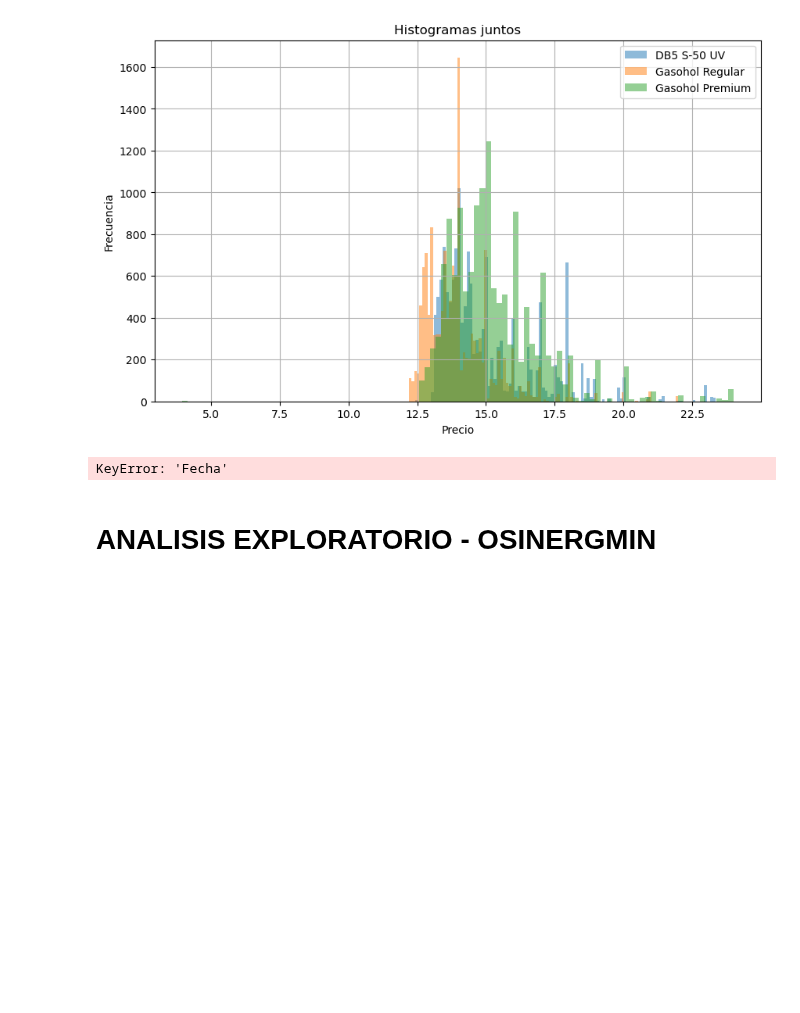
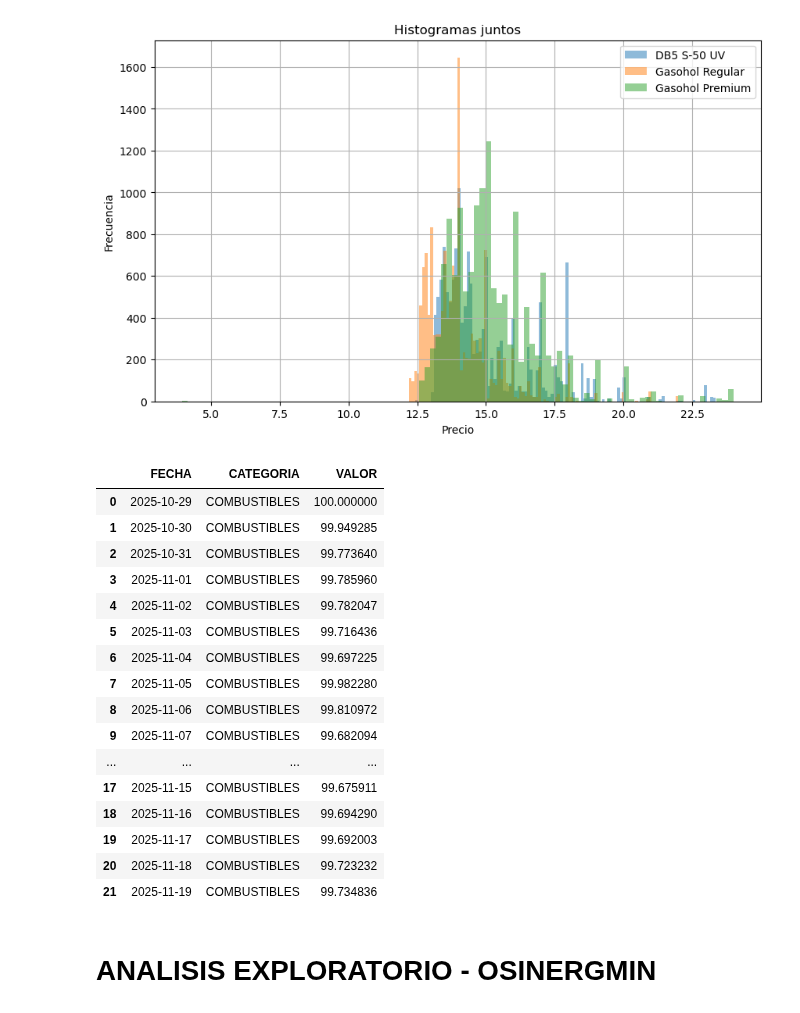
Before and after one commit to jhersoncueva/PEU_INEI_Proyecto_Integrador_IPC, a Jupyter notebook: ipc-webscraping/clean_osinergmin.ipynb, the cells around one changed output. Saved outputs shown, nothing was run; the diff lists cells and outputs as text; code cells hidden in the pictures; blank space fills up the shorter version.

```diff
--- a/ipc-webscraping/clean_osinergmin.ipynb
+++ b/ipc-webscraping/clean_osinergmin.ipynb
@@ -98,4 +98,24 @@ daily["CATEGORIA"] = "COMBUSTIBLES"
 
 daily.rename(columns={"idx":"VALOR","Fecha":"FECHA"},inplace=True)
 daily[['FECHA','CATEGORIA', 'VALOR']].to_excel("data/base100/base_combustibles.xlsx",index=False)
+# %%
+daily[['FECHA','CATEGORIA', 'VALOR']]
+# %% [output]
+|  | FECHA | CATEGORIA | VALOR |
+| 0 | 2025-10-29 | COMBUSTIBLES | 100.000000 |
+| 1 | 2025-10-30 | COMBUSTIBLES | 99.949285 |
+| 2 | 2025-10-31 | COMBUSTIBLES | 99.773640 |
+| 3 | 2025-11-01 | COMBUSTIBLES | 99.785960 |
+| 4 | 2025-11-02 | COMBUSTIBLES | 99.782047 |
+| 5 | 2025-11-03 | COMBUSTIBLES | 99.716436 |
+| 6 | 2025-11-04 | COMBUSTIBLES | 99.697225 |
+| 7 | 2025-11-05 | COMBUSTIBLES | 99.982280 |
+| 8 | 2025-11-06 | COMBUSTIBLES | 99.810972 |
+| 9 | 2025-11-07 | COMBUSTIBLES | 99.682094 |
+| ... | ... | ... | ... |
+| 17 | 2025-11-15 | COMBUSTIBLES | 99.675911 |
+| 18 | 2025-11-16 | COMBUSTIBLES | 99.694290 |
+| 19 | 2025-11-17 | COMBUSTIBLES | 99.692003 |
+| 20 | 2025-11-18 | COMBUSTIBLES | 99.723232 |
+| 21 | 2025-11-19 | COMBUSTIBLES | 99.734836 |
 # %%
@@ -113,8 +134,8 @@ fig = go.Figure()
 
 # Línea principal
 fig.add_trace(go.Scatter(
-    x=daily["Fecha"],
-    y=daily["idx"],
+    x=daily["FECHA"],
+    y=daily["VALOR"],
     mode="lines",
     name="Índice (Base 100)",
     line=dict(width=2)
@@ -151,7 +172,7 @@ fig.add_trace(go.Scatter(
 
 fig.update_layout(
     title="Índice Diario (Base 100 = 29/10/2025) usando Promedio Geométrico",
-    xaxis_title="Fecha",
+    xaxis_title="FECHA",
     yaxis_title="Índice (Base 100)",
     template="plotly_white",
     hovermode="x unified",
@@ -160,8 +181,6 @@ fig.update_layout(
 )
 
 fig.show()
-# %% [output]
-KeyError: 'Fecha'
 # %% [markdown]
 # ANALISIS EXPLORATORIO - OSINERGMIN
 # %%
```
Also changed, not shown: parts of 1 cell of this notebook, 1 other file.
